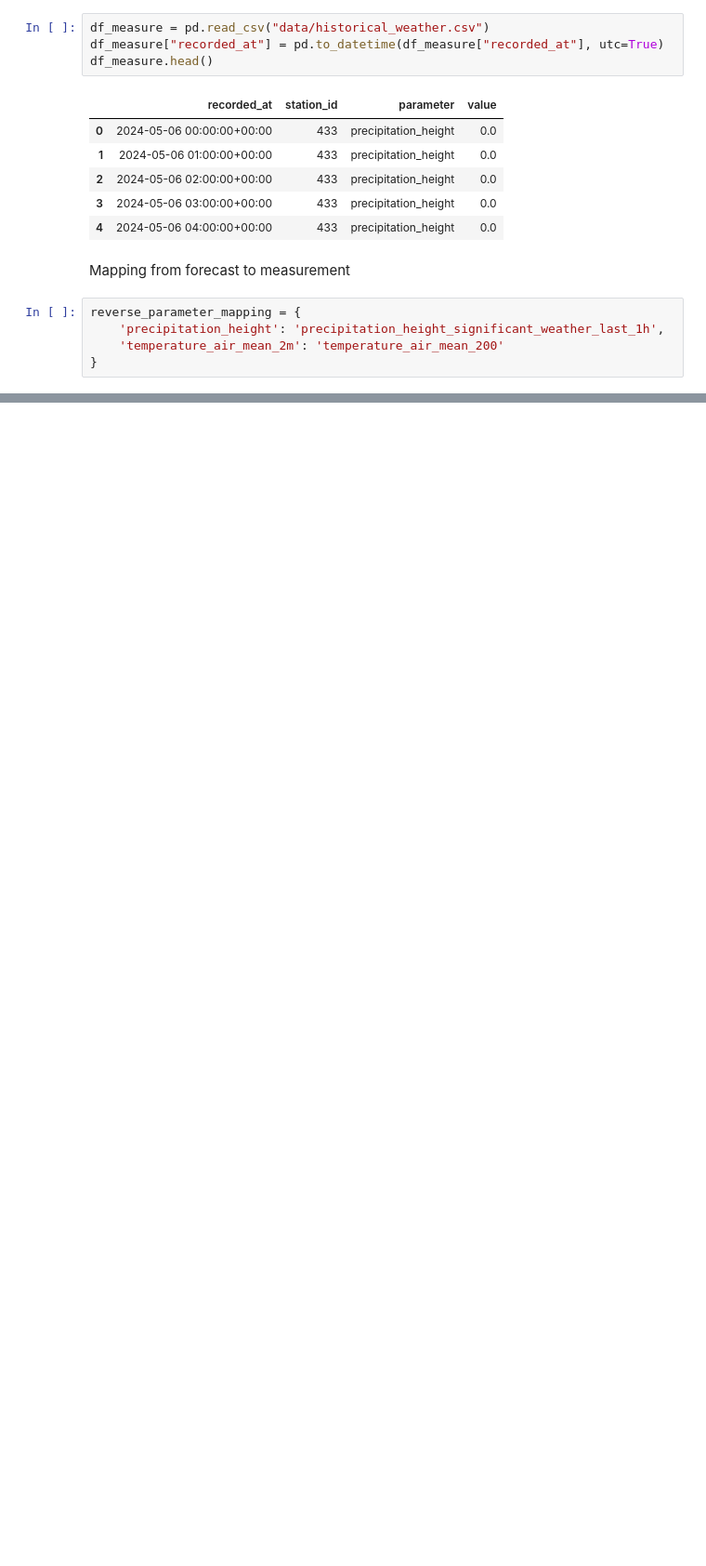
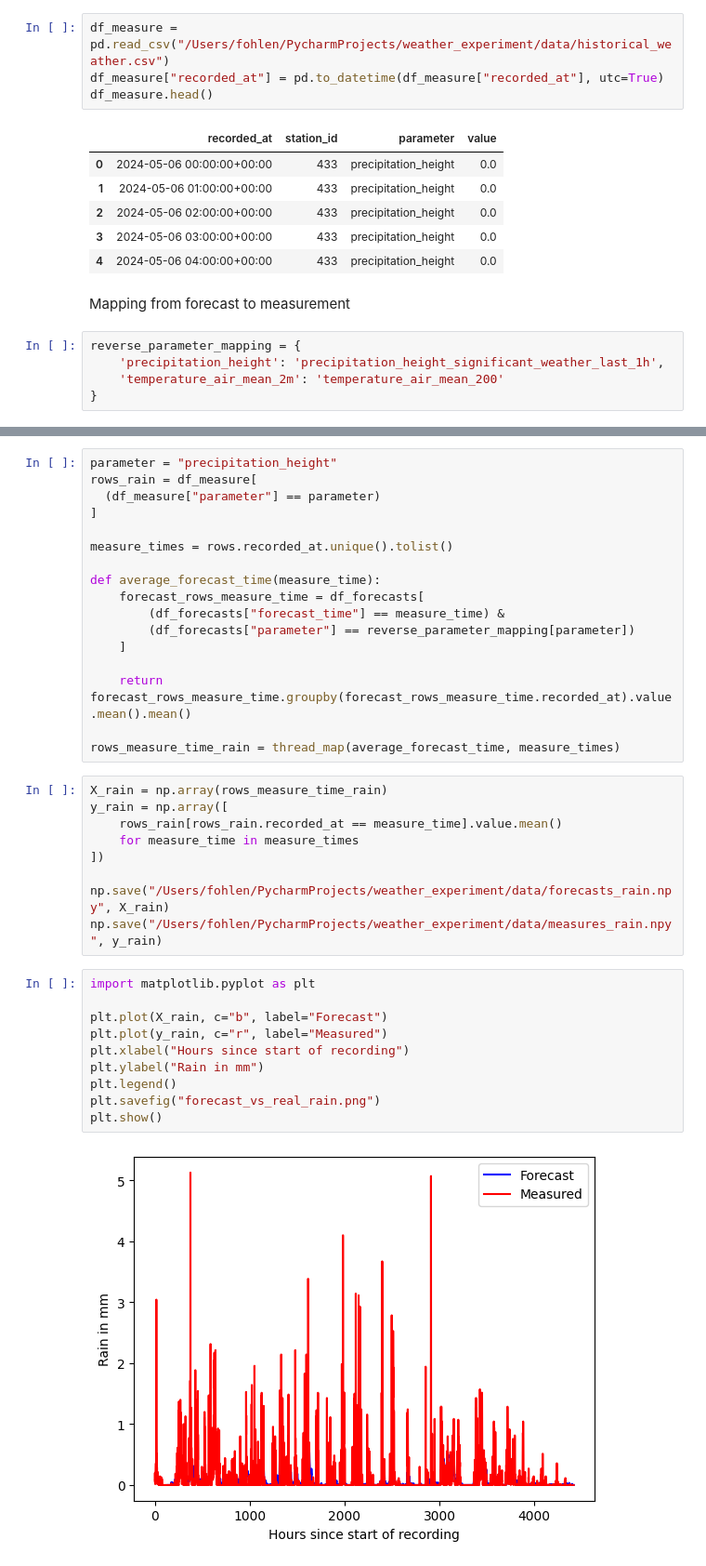
Before and after one commit to Fohlen/weather_experiment, a Jupyter notebook: analysis/Regression.ipynb, the cells around one changed output, grey strips where cells are left out. Shown: that part at 93% size. Saved outputs shown, nothing was run; the diff lists cells and outputs as text; blank space fills up the shorter version.

```diff
--- a/analysis/Regression.ipynb
+++ b/analysis/Regression.ipynb
@@ -29,7 +29,7 @@ df_forecasts.head()
 # %% [markdown]
 Load the actual weather
 # %%
-df_measure = pd.read_csv("data/historical_weather.csv")
+df_measure = pd.read_csv("/Users/fohlen/PycharmProjects/weather_experiment/data/historical_weather.csv")
 df_measure["recorded_at"] = pd.to_datetime(df_measure["recorded_at"], utc=True)
 df_measure.head()
 # %% [output]
@@ -101,0 +142,38 @@ LinregressResult(slope=1.08026273040254, intercept=-24.179048940134635, rvalue=0
+# %%
+parameter = "precipitation_height"
+rows_rain = df_measure[
+  (df_measure["parameter"] == parameter)
+]
+
+measure_times = rows.recorded_at.unique().tolist()
+
+def average_forecast_time(measure_time):
+    forecast_rows_measure_time = df_forecasts[
+        (df_forecasts["forecast_time"] == measure_time) &
+        (df_forecasts["parameter"] == reverse_parameter_mapping[parameter])
+    ]
+
+    return forecast_rows_measure_time.groupby(forecast_rows_measure_time.recorded_at).value.mean().mean()
+
+rows_measure_time_rain = thread_map(average_forecast_time, measure_times)
+# %%
+X_rain = np.array(rows_measure_time_rain)
+y_rain = np.array([
+    rows_rain[rows_rain.recorded_at == measure_time].value.mean()
+    for measure_time in measure_times
+])
+
+np.save("/Users/fohlen/PycharmProjects/weather_experiment/data/forecasts_rain.npy", X_rain)
+np.save("/Users/fohlen/PycharmProjects/weather_experiment/data/measures_rain.npy", y_rain)
+# %%
+import matplotlib.pyplot as plt
+
+plt.plot(X_rain, c="b", label="Forecast")
+plt.plot(y_rain, c="r", label="Measured")
+plt.xlabel("Hours since start of recording")
+plt.ylabel("Rain in mm")
+plt.legend()
+plt.savefig("forecast_vs_real_rain.png")
+plt.show()
+# %% [output]
+[figure, added]
```
Also changed, not shown: parts of 17 cells of this notebook, 7 other files.
